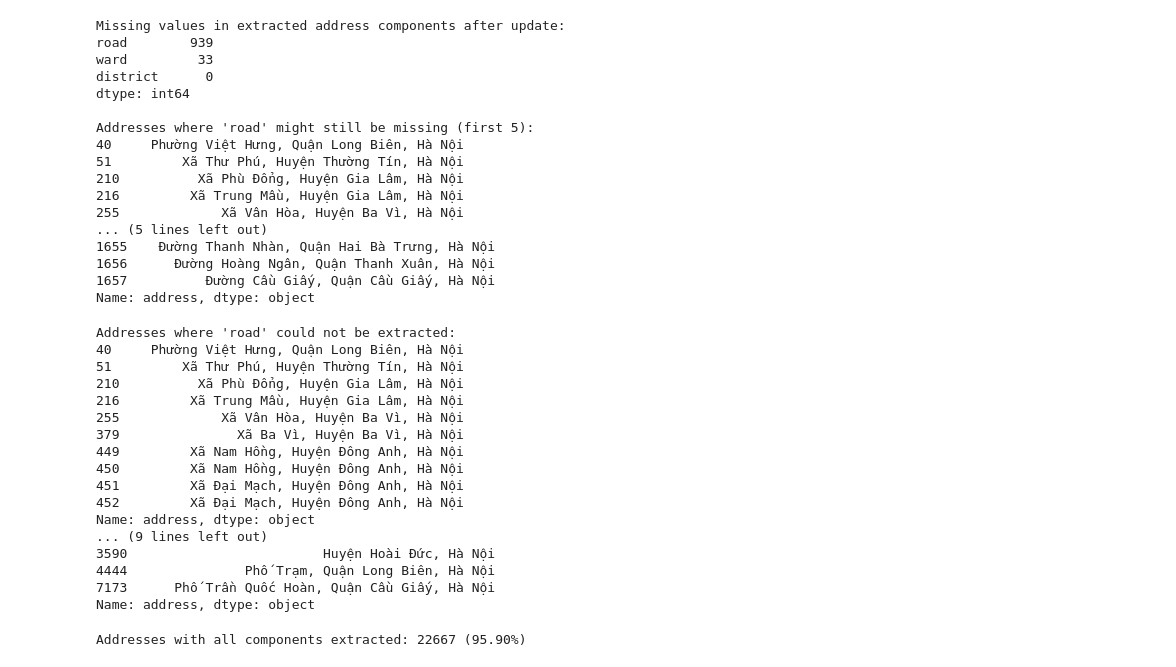
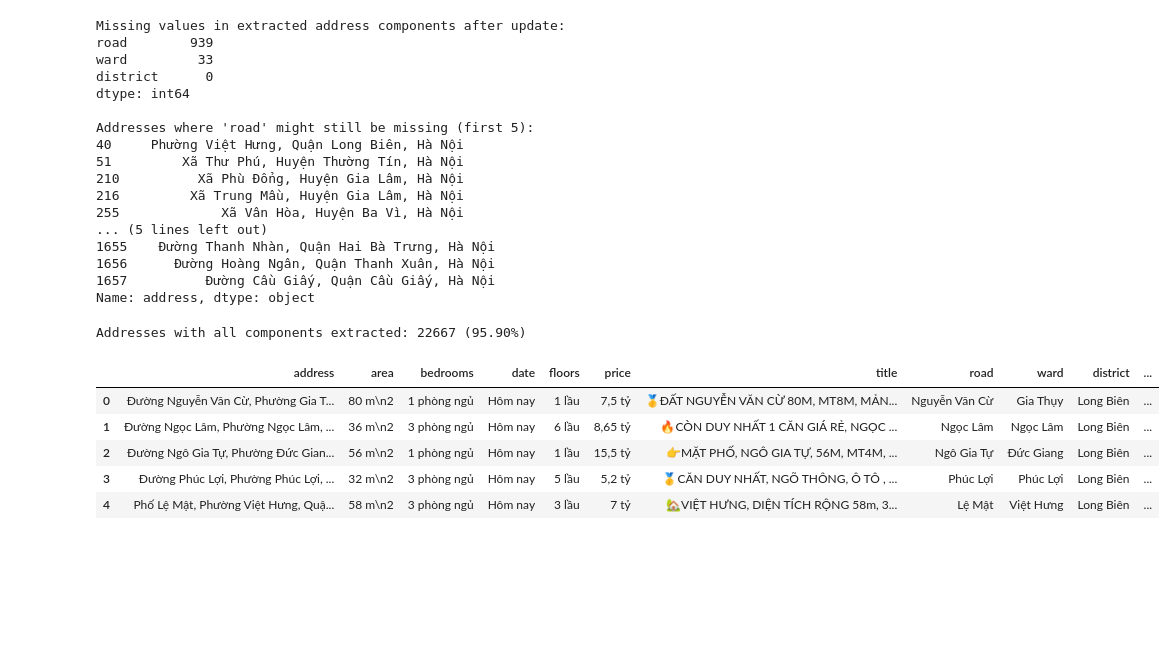
Before and after one commit to DuongDH03/RealEstate-EDA-Modeling, a Jupyter notebook: Data Exploration/Explore-alonhadat.ipynb, the cells around one changed output. Drawn from its saved outputs; the diff is of its cells as text; code cells hidden in the pictures; blank space fills up the shorter version.

```diff
--- a/Data Exploration/Explore-alonhadat.ipynb
+++ b/Data Exploration/Explore-alonhadat.ipynb
@@ -195,35 +195,22 @@ Addresses where 'road' might still be missing (first 5):
 1656      Đường Hoàng Ngân, Quận Thanh Xuân, Hà Nội
 1657          Đường Cầu Giấy, Quận Cầu Giấy, Hà Nội
 Name: address, dtype: object
-# %%
-# Display addresses where 'road' is missing
-print("\nAddresses where 'road' could not be extracted:")
-print(df[df['road'].isnull()]['address'].head(10)) # Display first 10 for brevity
-
-# Display addresses where 'ward' is missing
-print("\nAddresses where 'ward' could not be extracted:")
-print(df[df['ward'].isnull()]['address'].head(10)) # Display first 10 for brevity
-# %% [output]
-Addresses where 'road' could not be extracted:
-40     Phường Việt Hưng, Quận Long Biên, Hà Nội
-51         Xã Thư Phú, Huyện Thường Tín, Hà Nội
-210          Xã Phù Đổng, Huyện Gia Lâm, Hà Nội
-216         Xã Trung Mầu, Huyện Gia Lâm, Hà Nội
-255             Xã Vân Hòa, Huyện Ba Vì, Hà Nội
-379               Xã Ba Vì, Huyện Ba Vì, Hà Nội
-449         Xã Nam Hồng, Huyện Đông Anh, Hà Nội
-450         Xã Nam Hồng, Huyện Đông Anh, Hà Nội
-451         Xã Đại Mạch, Huyện Đông Anh, Hà Nội
-452         Xã Đại Mạch, Huyện Đông Anh, Hà Nội
-Name: address, dtype: object
-... (9 lines left out)
-3590                         Huyện Hoài Đức, Hà Nội
-4444               Phố Trạm, Quận Long Biên, Hà Nội
-7173      Phố Trần Quốc Hoàn, Quận Cầu Giấy, Hà Nội
-Name: address, dtype: object
 # %%
-# Create a column for complete extraction (where all components were found)
-df['address_complete'] = df[['road', 'ward', 'district']].notnull().all(axis=1)
+# Create a column for complete extraction (where all components were found) as 1/0 instead of boolean
+df['address_complete'] = df[['road', 'ward', 'district']].notnull().all(axis=1).astype(int)
 print(f"\nAddresses with all components extracted: {df['address_complete'].sum()} ({df['address_complete'].mean()*100:.2f}%)")
 # %% [output]
 Addresses with all components extracted: 22667 (95.90%)
+# %%
+# Convert address components to categorical codes for modeling/correlation
+df['road_cat'] = df['road'].astype('category').cat.codes
+df['ward_cat'] = df['ward'].astype('category').cat.codes
+df['district_cat'] = df['district'].astype('category').cat.codes
+df.head()
+# %% [output]
+|  | address | area | bedrooms | date | floors | price | title | road | ward | district | ... |
+| 0 | Đường Nguyễn Văn Cừ, Phường Gia T... | 80 m\n2 | 1 phòng ngủ | Hôm nay | 1 lầu | 7,5 tỷ | 🥇ĐẤT NGUYỄN VĂN CỪ 80M, MT8M, MẢN... | Nguyễn Văn Cừ | Gia Thụy | Long Biên | ... |
+| 1 | Đường Ngọc Lâm, Phường Ngọc Lâm, ... | 36 m\n2 | 3 phòng ngủ | Hôm nay | 6 lầu | 8,65 tỷ | 🔥CÒN DUY NHẤT 1 CĂN GIÁ RẺ, NGỌC ... | Ngọc Lâm | Ngọc Lâm | Long Biên | ... |
+| 2 | Đường Ngô Gia Tự, Phường Đức Gian... | 56 m\n2 | 1 phòng ngủ | Hôm nay | 1 lầu | 15,5 tỷ | 👉MẶT PHỐ, NGÔ GIA TỰ, 56M, MT4M, ... | Ngô Gia Tự | Đức Giang | Long Biên | ... |
+| 3 | Đường Phúc Lợi, Phường Phúc Lợi, ... | 32 m\n2 | 3 phòng ngủ | Hôm nay | 5 lầu | 5,2 tỷ | 🥇CĂN DUY NHẤT, NGÕ THÔNG, Ô TÔ , ... | Phúc Lợi | Phúc Lợi | Long Biên | ... |
+| 4 | Phố Lệ Mật, Phường Việt Hưng, Quậ... | 58 m\n2 | 3 phòng ngủ | Hôm nay | 3 lầu | 7 tỷ | 🏡VIỆT HƯNG, DIỆN TÍCH RỘNG 58m, 3... | Lệ Mật | Việt Hưng | Long Biên | ... |
```
Also changed, not shown: parts of 3 cells of this notebook, 1 other file.
